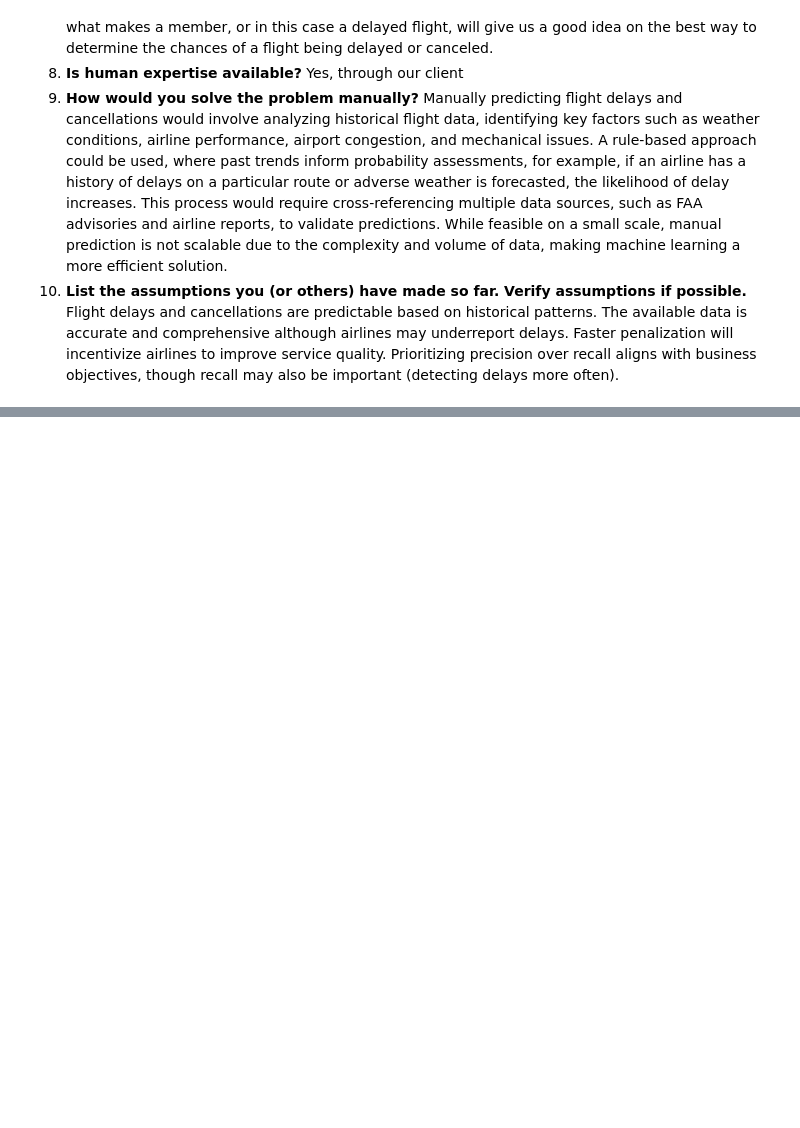
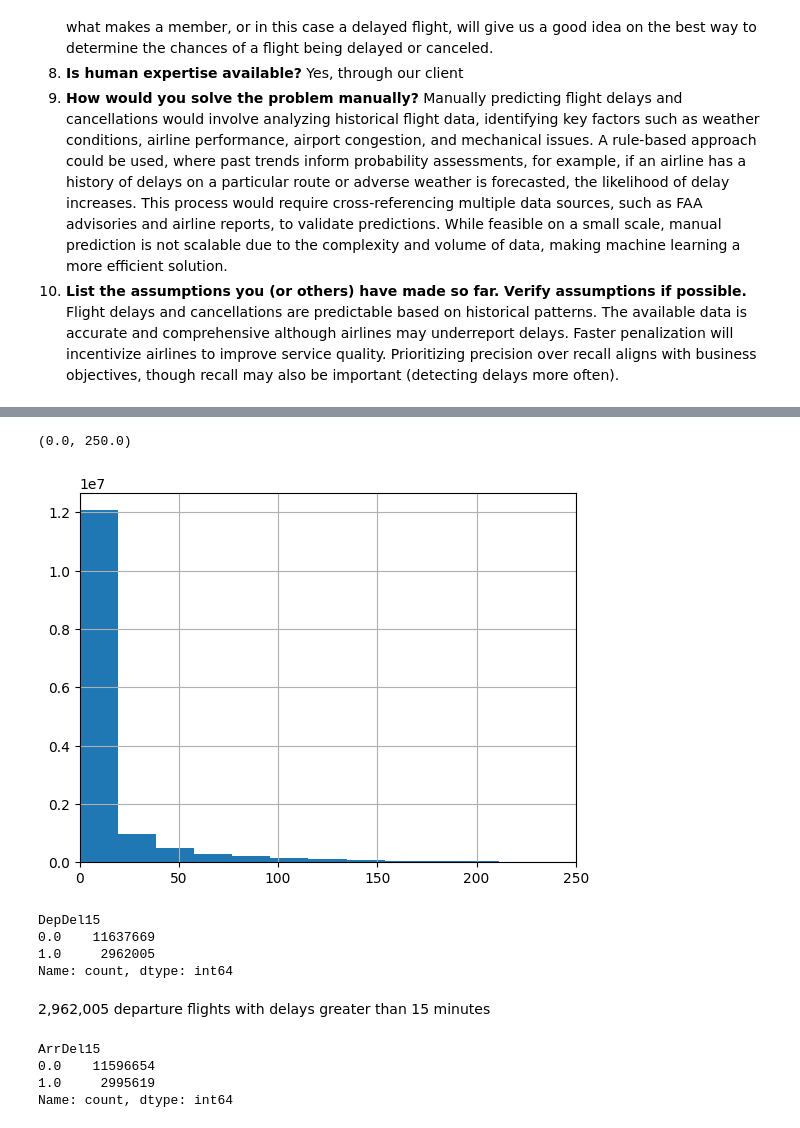
Before and after one commit to CollinmcCastro/Delayed-Flights, a Jupyter notebook: Delayed.ipynb, the cells around one changed output, grey strips where cells are left out. Saved outputs shown, nothing was run; the diff lists cells and outputs as text; code cells hidden in the pictures; blank space fills up the shorter version.

```diff
--- a/Delayed.ipynb
+++ b/Delayed.ipynb
@@ -39,0 +213,23 @@ Frame the Problem
+# %%
+flights_data['DepDelayMinutes'].hist(bins=300)
+plt.xlim(0, 250)
+# %% [output]
+(0.0, 250.0)
+[figure, added]
+# %%
+# DepDel15 values
+flights_data['DepDel15'].value_counts()
+# %% [output]
+DepDel15
+0.0    11637669
+1.0     2962005
+Name: count, dtype: int64
+# %% [markdown]
+2,962,005 departure flights with delays greater than 15 minutes
+# %%
+flights_data['ArrDel15'].value_counts()
+# %% [output]
+ArrDel15
+0.0    11596654
+1.0     2995619
+Name: count, dtype: int64
```
Also changed, not shown: parts of 51 cells of this notebook.
